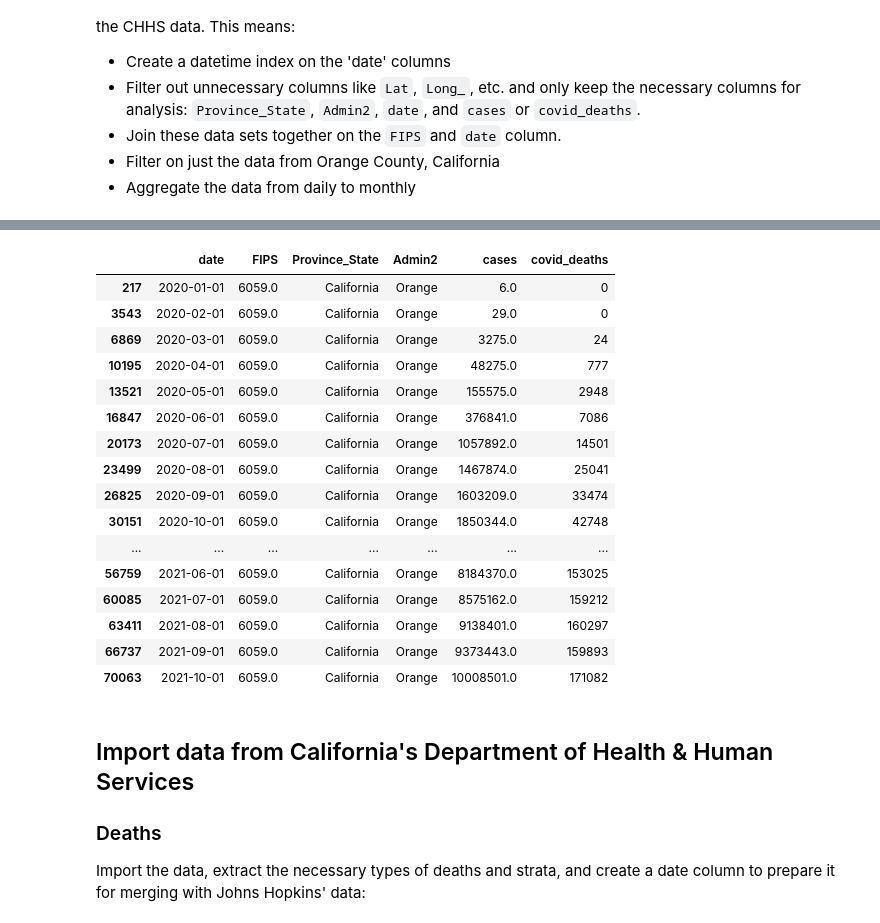
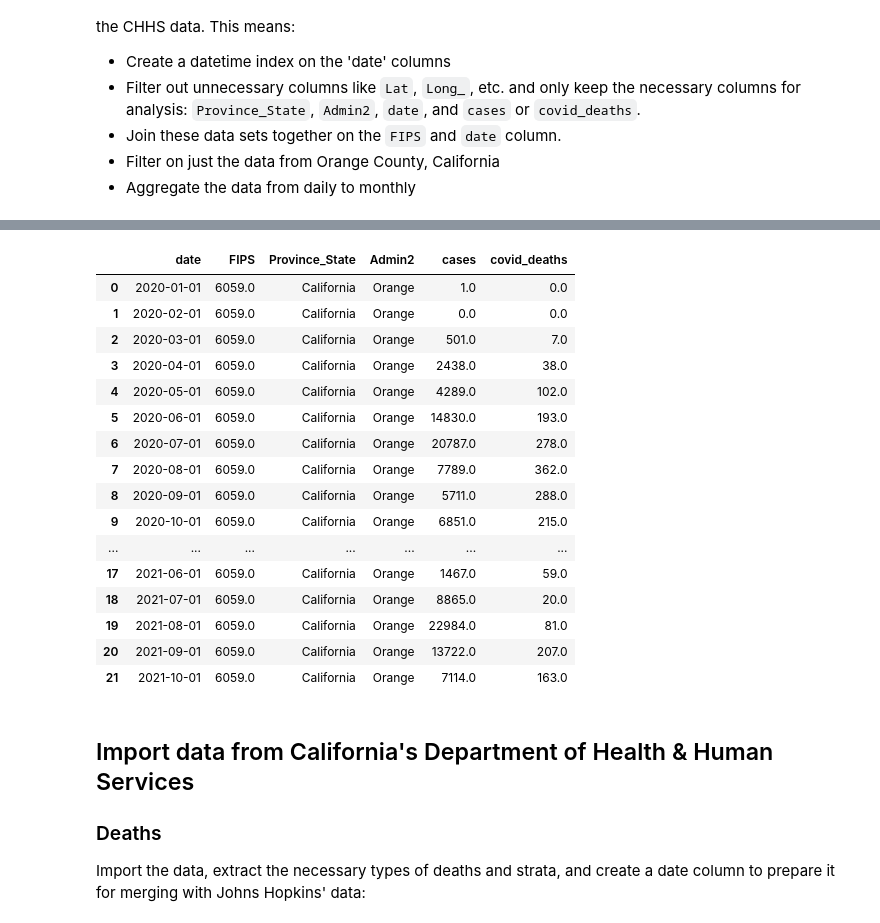
Before and after one commit to anushnap/data512-project, a Jupyter notebook: src/mortality_fertility_analysis.ipynb, the cells around one changed output, grey strips where cells are left out. Saved outputs shown, nothing was run; the diff lists cells and outputs as text; code cells hidden in the pictures.

Commit message:
didn't calculate daily cases and deaths

```diff
--- a/src/mortality_fertility_analysis.ipynb
+++ b/src/mortality_fertility_analysis.ipynb
@@ -50,13 +50,13 @@ fip = cases_raw.loc[(cases_raw['Province_State'] == 'California') & (cases_raw['
 print("Orange County FIP: ", str(fip))
 
 # Pivot cases and deaths data to long format
-cases = pd.melt(cases_raw, id_vars = cases_raw.columns[0:11], var_name = 'date', value_name = 'cases')
+cases = pd.melt(cases_raw, id_vars = cases_raw.columns[0:11], var_name = 'date', value_name = 'cum_cases')
 cases['date'] = pd.to_datetime(cases['date'], format = '%m/%d/%y')
-cases = cases.loc[:, ['Province_State', 'Admin2', 'FIPS', 'date', 'cases']]
-covid_deaths = pd.melt(covid_deaths_raw, id_vars = covid_deaths_raw.columns[0:12], var_name = 'date', value_name = 'covid_deaths')
+cases = cases.loc[:, ['Province_State', 'Admin2', 'FIPS', 'date', 'cum_cases']]
+covid_deaths = pd.melt(covid_deaths_raw, id_vars = covid_deaths_raw.columns[0:12], var_name = 'date', value_name = 'cum_covid_deaths')
 covid_deaths['date'] = pd.to_datetime(covid_deaths['date'], format = '%m/%d/%y')
 # Drop common columns from covid_deaths
-covid_deaths = covid_deaths.loc[:, ['FIPS', 'Population', 'date', 'covid_deaths']]
+covid_deaths = covid_deaths.loc[:, ['FIPS', 'Population', 'date', 'cum_covid_deaths']]
 
 # Print column names
 print(cases.columns)
@@ -87,30 +73,33 @@ covid_df
 # %%
 # Aggregate data to monthly level instead of daily level to match granularity from CHHS data
-covid_df.set_index('date', inplace = True)
-covid = covid_df.groupby([pd.Grouper(freq='MS'), 'FIPS', 'Province_State', 'Admin2'])\
+# Get just Orange County data
+covid = covid_df.loc[covid_df['FIPS'] == fip, ]\
+    .sort_values(by = ['date'])
+# Get daily new cases and deaths
+covid['cases'] = covid['cum_cases'].diff(periods = 1)
+covid['covid_deaths'] = covid['cum_covid_deaths'].diff(periods = 1)
+covid = covid.groupby([pd.Grouper(freq='MS'), 'FIPS', 'Province_State', 'Admin2'])\
     .agg({'cases': np.sum, 'covid_deaths': np.sum})\
     .reset_index()
-# Get just Orange County data
-covid = covid.loc[covid['FIPS'] == fip, ]
 covid
 # %% [output]
 |  | date | FIPS | Province_State | Admin2 | cases | covid_deaths |
-| 217 | 2020-01-01 | 6059.0 | California | Orange | 6.0 | 0 |
-| 3543 | 2020-02-01 | 6059.0 | California | Orange | 29.0 | 0 |
-| 6869 | 2020-03-01 | 6059.0 | California | Orange | 3275.0 | 24 |
-| 10195 | 2020-04-01 | 6059.0 | California | Orange | 48275.0 | 777 |
-| 13521 | 2020-05-01 | 6059.0 | California | Orange | 155575.0 | 2948 |
-| 16847 | 2020-06-01 | 6059.0 | California | Orange | 376841.0 | 7086 |
-| 20173 | 2020-07-01 | 6059.0 | California | Orange | 1057892.0 | 14501 |
-| 23499 | 2020-08-01 | 6059.0 | California | Orange | 1467874.0 | 25041 |
-| 26825 | 2020-09-01 | 6059.0 | California | Orange | 1603209.0 | 33474 |
-| 30151 | 2020-10-01 | 6059.0 | California | Orange | 1850344.0 | 42748 |
+| 0 | 2020-01-01 | 6059.0 | California | Orange | 1.0 | 0.0 |
+| 1 | 2020-02-01 | 6059.0 | California | Orange | 0.0 | 0.0 |
+| 2 | 2020-03-01 | 6059.0 | California | Orange | 501.0 | 7.0 |
+| 3 | 2020-04-01 | 6059.0 | California | Orange | 2438.0 | 38.0 |
+| 4 | 2020-05-01 | 6059.0 | California | Orange | 4289.0 | 102.0 |
+| 5 | 2020-06-01 | 6059.0 | California | Orange | 14830.0 | 193.0 |
+| 6 | 2020-07-01 | 6059.0 | California | Orange | 20787.0 | 278.0 |
+| 7 | 2020-08-01 | 6059.0 | California | Orange | 7789.0 | 362.0 |
+| 8 | 2020-09-01 | 6059.0 | California | Orange | 5711.0 | 288.0 |
+| 9 | 2020-10-01 | 6059.0 | California | Orange | 6851.0 | 215.0 |
 | ... | ... | ... | ... | ... | ... | ... |
-| 56759 | 2021-06-01 | 6059.0 | California | Orange | 8184370.0 | 153025 |
-| 60085 | 2021-07-01 | 6059.0 | California | Orange | 8575162.0 | 159212 |
-| 63411 | 2021-08-01 | 6059.0 | California | Orange | 9138401.0 | 160297 |
-| 66737 | 2021-09-01 | 6059.0 | California | Orange | 9373443.0 | 159893 |
-| 70063 | 2021-10-01 | 6059.0 | California | Orange | 10008501.0 | 171082 |
+| 17 | 2021-06-01 | 6059.0 | California | Orange | 1467.0 | 59.0 |
+| 18 | 2021-07-01 | 6059.0 | California | Orange | 8865.0 | 20.0 |
+| 19 | 2021-08-01 | 6059.0 | California | Orange | 22984.0 | 81.0 |
+| 20 | 2021-09-01 | 6059.0 | California | Orange | 13722.0 | 207.0 |
+| 21 | 2021-10-01 | 6059.0 | California | Orange | 7114.0 | 163.0 |
 # %% [markdown]
 ## Import data from California's Department of Health & Human Services
 
```
Also changed, not shown: parts of 4 cells of this notebook.
